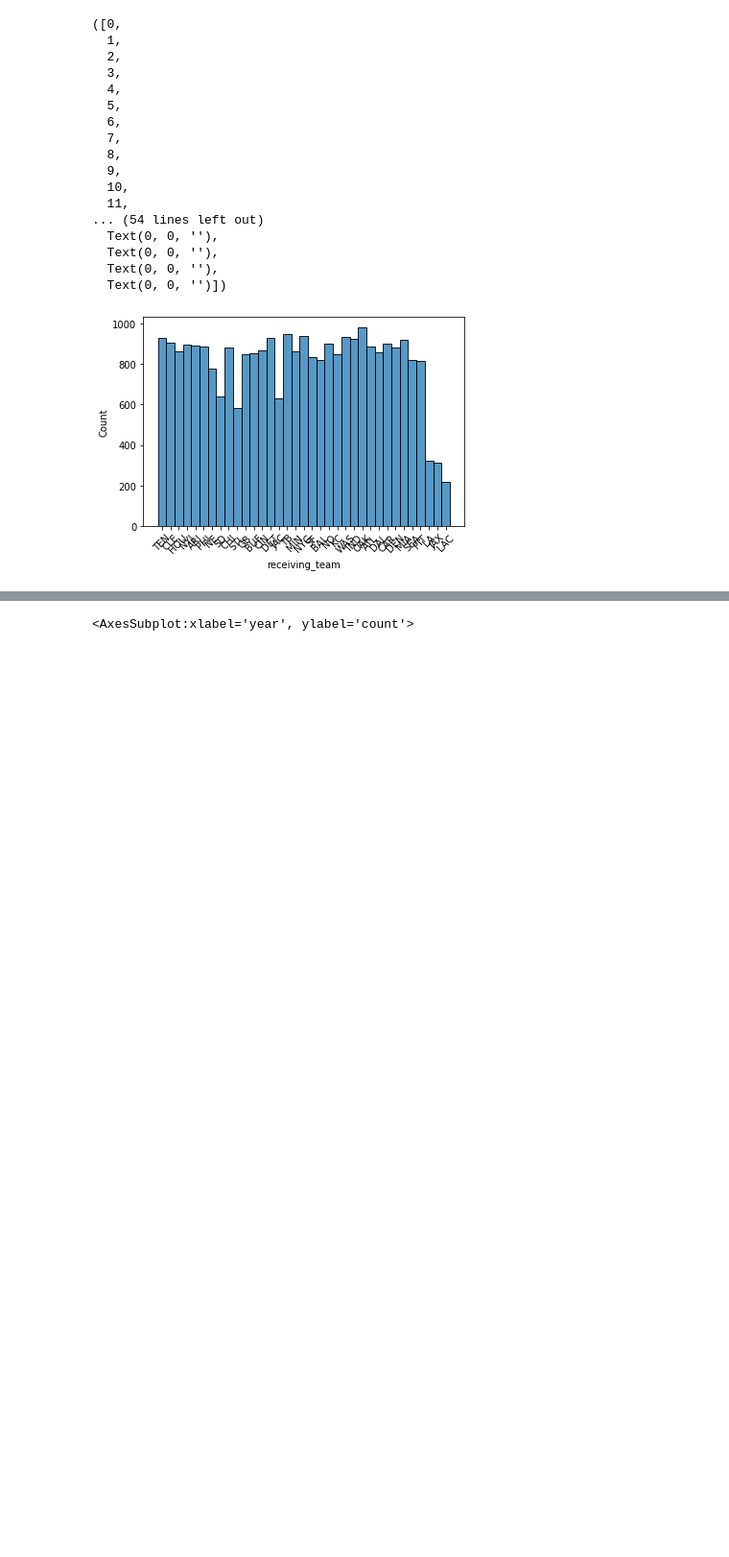
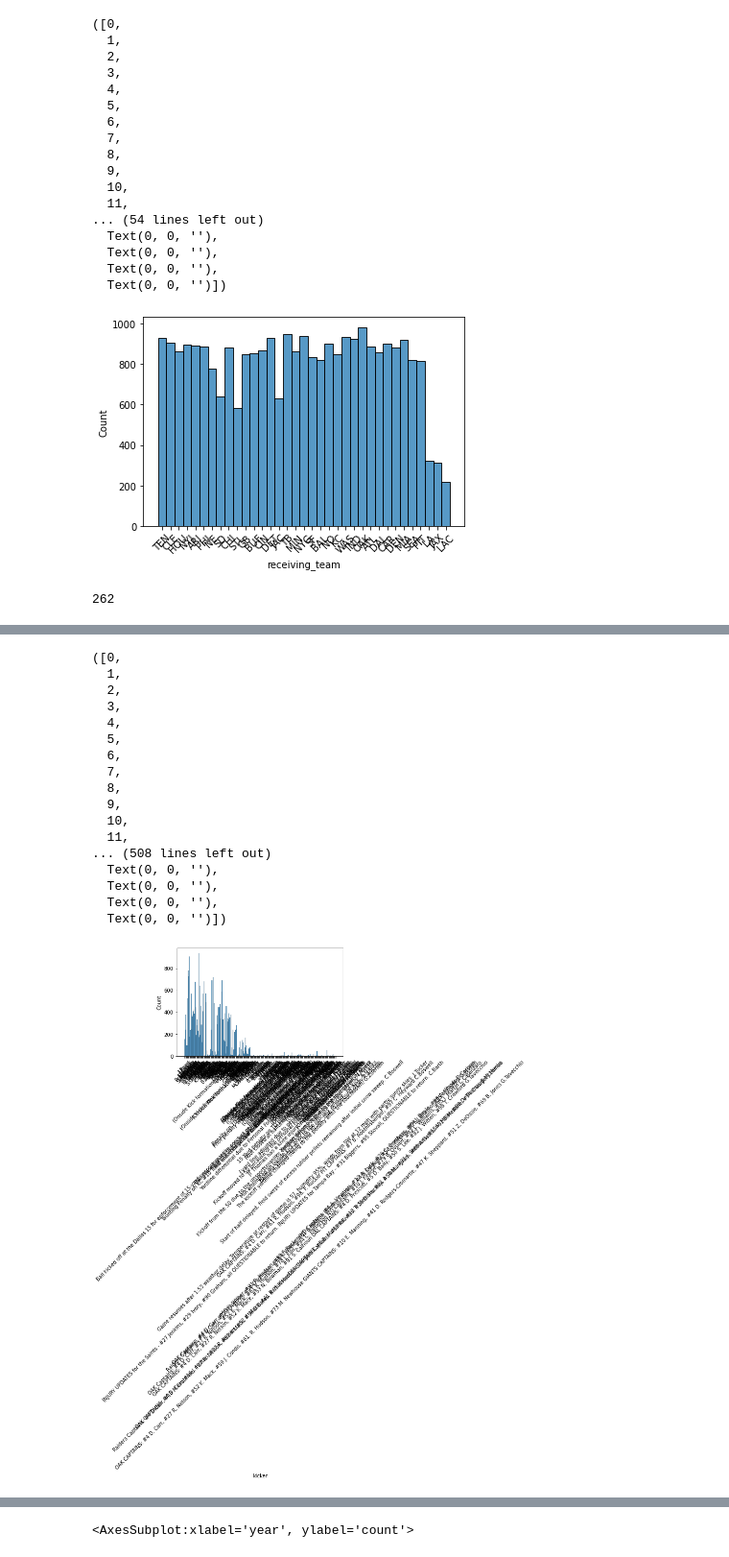
Before and after one commit to SeanSteinle/Kneeling_It, a Jupyter notebook: code/exploring_kickoff_data.ipynb, the cells around one changed output, grey strips where cells are left out. Shown at 96% size. Drawn from its saved outputs; the diff is of its cells as text; code cells hidden in the pictures; blank space fills up the shorter version.

```diff
--- a/code/exploring_kickoff_data.ipynb
+++ b/code/exploring_kickoff_data.ipynb
@@ -113,3 +114,11 @@ True
   Text(0, 0, ''),
   Text(0, 0, '')])
 [figure]
+# %%
+#Kickers
+len(set(df["kicker"]))
+df["kicker"].value_counts()[:-20]
+
+#What we learned from this is that our scraping of kickers is not very good! We need to go back and fix.
+# %% [output]
+262
@@ -115,0 +137,18 @@ True
+([0,
+  1,
+  2,
+  3,
+  4,
+  5,
+  6,
+  7,
+  8,
+  9,
+  10,
+  11,
+... (508 lines left out)
+  Text(0, 0, ''),
+  Text(0, 0, ''),
+  Text(0, 0, ''),
+  Text(0, 0, '')])
+[figure, added]
```
Also changed, not shown: parts of 10 cells of this notebook.
